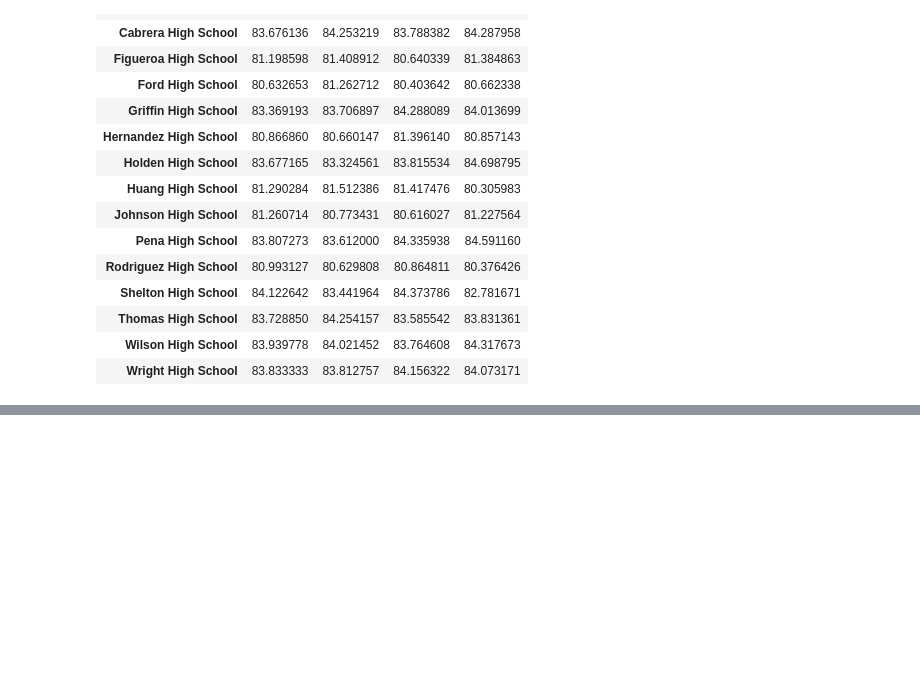
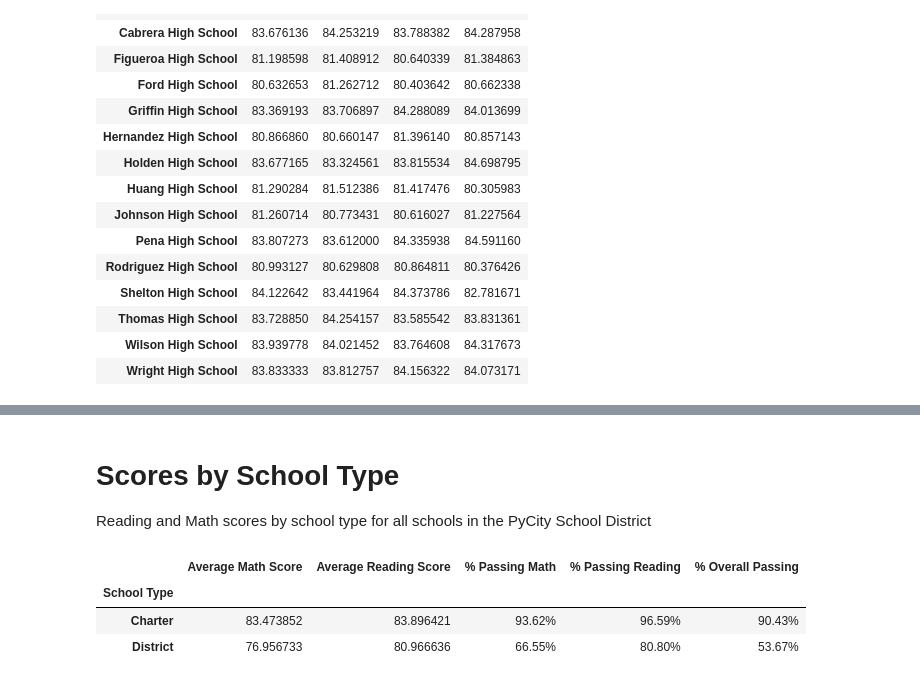
Before and after one commit to anyren/PyCitySchools_analysis, a Jupyter notebook: PyCitySchools/PyCitySchools.ipynb, the cells around one changed output, grey strips where cells are left out. Drawn from its saved outputs; the diff is of its cells as text; code cells hidden in the pictures; blank space fills up the shorter version.

```diff
--- a/PyCitySchools/PyCitySchools.ipynb
+++ b/PyCitySchools/PyCitySchools.ipynb
@@ -273,0 +301,19 @@ school_budget_grades
+# %% [markdown]
+# Scores by School Type
+
+Reading and Math scores by school type for all schools in the PyCity School District
+# %%
+# group summary table by type and take the mean
+scores_school_type = school_summary_df.groupby("School Type").mean()
+# select out necessary columns
+scores_school_type = scores_school_type[["Average Math Score","Average Reading Score","% Passing Math","% Passing Reading","% Overall Passing"]]
+# format
+scores_school_type["% Passing Math"] = scores_school_type["% Passing Math"].map("{:.2f}%".format)
+scores_school_type["% Passing Reading"] = scores_school_type["% Passing Reading"].map("{:.2f}%".format)
+scores_school_type["% Overall Passing"] = scores_school_type["% Overall Passing"].map("{:.2f}%".format)
+scores_school_type
+# %% [output]
+|  | Average Math Score | Average Reading Score | % Passing Math | % Passing Reading | % Overall Passing |
+| School Type |  |  |  |  |  |
+| Charter | 83.473852 | 83.896421 | 93.62% | 96.59% | 90.43% |
+| District | 76.956733 | 80.966636 | 66.55% | 80.80% | 53.67% |
```
Also changed, not shown: parts of 12 cells of this notebook.
